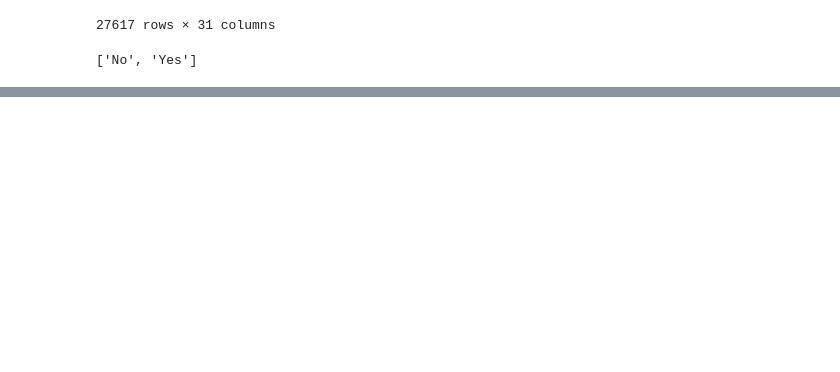
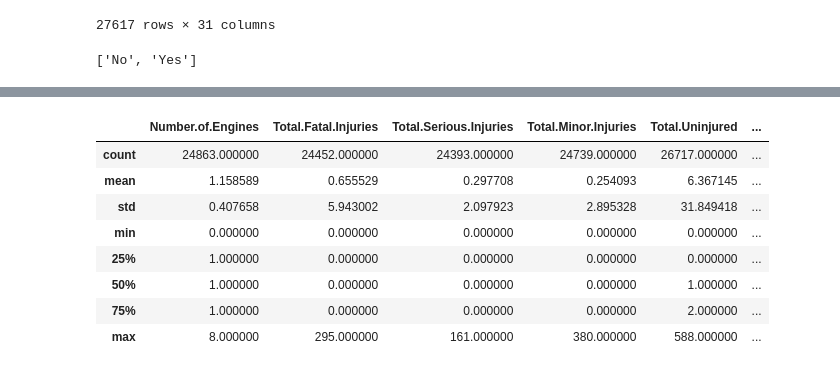
Before and after one commit to dangrosen/Aviation_Project, a Jupyter notebook: aviation_division_updated.ipynb, the cells around one changed output, grey strips where cells are left out. Saved outputs shown, nothing was run; the diff lists cells and outputs as text; code cells hidden in the pictures; blank space fills up the shorter version.

```diff
--- a/aviation_division_updated.ipynb
+++ b/aviation_division_updated.ipynb
@@ -135,0 +138,3 @@ list(aviation['Amateur.Built'].value_counts().index)
+# %%
+df = plane.drop(['Latitude', 'Longitude', 'Registration.Number'], axis = 1)
+df.head()
@@ -135,0 +149,4 @@ list(aviation['Amateur.Built'].value_counts().index)
+# %%
+#create column with the year of each event
+df['Event.Year'] = [int(year[:4]) for year in df['Event.Date']]
+df.head()
@@ -135,0 +161,12 @@ list(aviation['Amateur.Built'].value_counts().index)
+# %%
+df.describe()
+# %% [output]
+|  | Number.of.Engines | Total.Fatal.Injuries | Total.Serious.Injuries | Total.Minor.Injuries | Total.Uninjured | ... |
+| count | 24863.000000 | 24452.000000 | 24393.000000 | 24739.000000 | 26717.000000 | ... |
+| mean | 1.158589 | 0.655529 | 0.297708 | 0.254093 | 6.367145 | ... |
+| std | 0.407658 | 5.943002 | 2.097923 | 2.895328 | 31.849418 | ... |
+| min | 0.000000 | 0.000000 | 0.000000 | 0.000000 | 0.000000 | ... |
+| 25% | 1.000000 | 0.000000 | 0.000000 | 0.000000 | 0.000000 | ... |
+| 50% | 1.000000 | 0.000000 | 0.000000 | 0.000000 | 1.000000 | ... |
+| 75% | 1.000000 | 0.000000 | 0.000000 | 0.000000 | 2.000000 | ... |
+| max | 8.000000 | 295.000000 | 161.000000 | 380.000000 | 588.000000 | ... |
```
Also changed, not shown: parts of 6 cells of this notebook.
